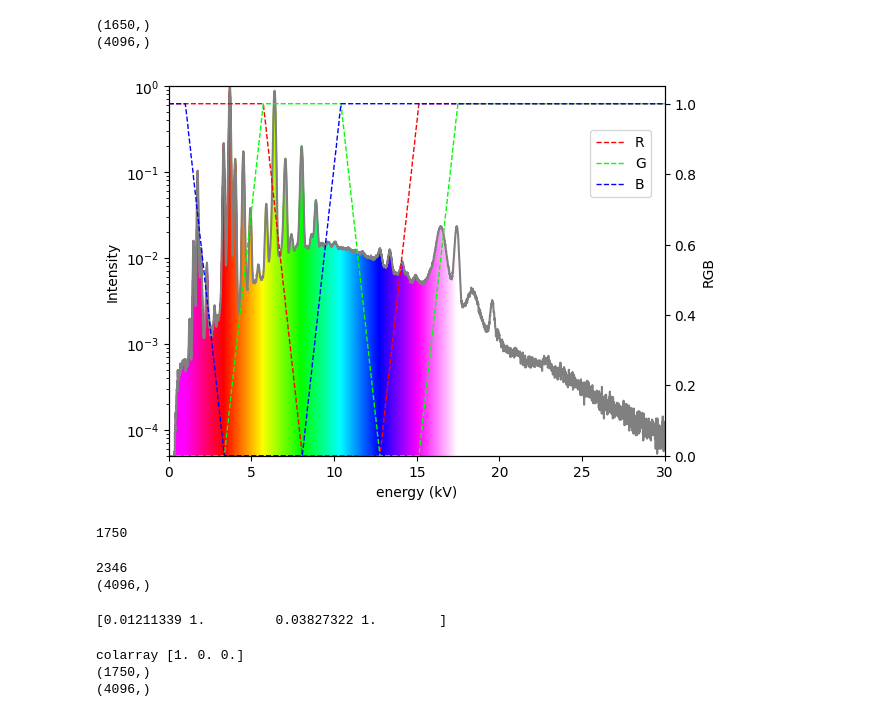
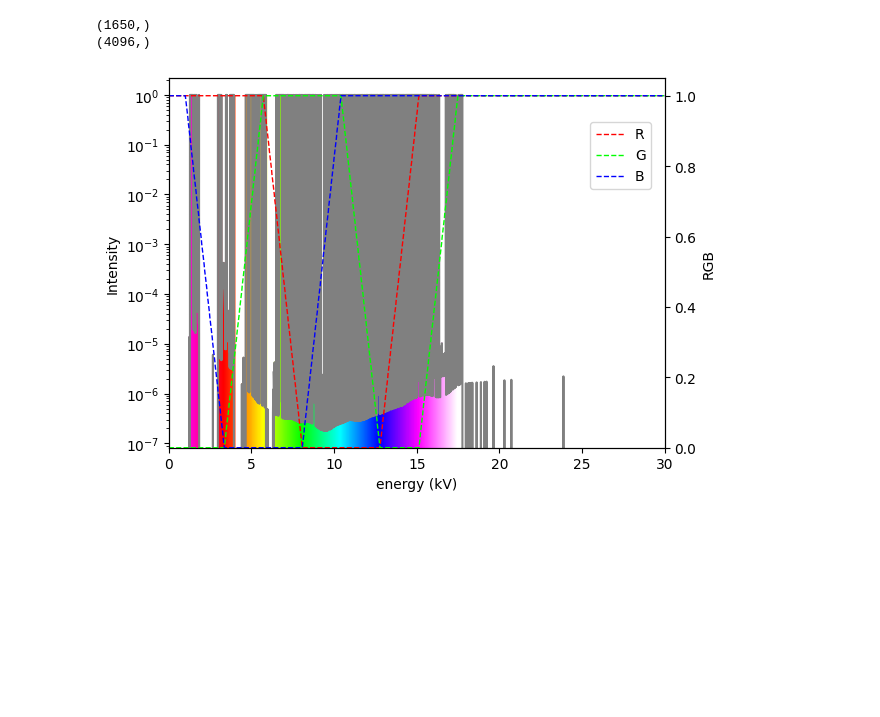
Before and after one commit to lachlanc61/ColourspecXFM, a Jupyter notebook: fitting.ipynb, the cells around one changed output. Drawn from its saved outputs; the diff is of its cells as text; code cells hidden in the pictures; blank space fills up the shorter version.

Commit message:
debugging fit - colourmap black, some values out of range

```diff
--- a/fitting.ipynb
+++ b/fitting.ipynb
@@ -9,7 +9,7 @@ sys.path.append(parent)
 
 import main
 # %%
-args_in = ["-f", "data/example_datafile.GeoPIXE", "-a", "-c",]
+args_in = ["-f", "data/example_datafile.GeoPIXE", "-a", ]
 
 pixelseries, xfmap = main.main(args_in)
 # %% [output]
@@ -95,6 +269,7 @@ cdict = {'red':   [[0.0,  1.0, 1.0],
                    [1.0,  1.0, 1.0]]}
 # %%
 import matplotlib
+import matplotlib.pyplot as plt
 import numpy as np
 
 chan_lo=100
@@ -103,7 +278,8 @@ high_pad=pixelseries.nchan-chan_high
 lo_pad=chan_lo
 
 energy=pixelseries.energy
-spectrum=pixelseries.classavg[1,1]
+#spectrum=pixelseries.classavg[1,1]
+spectrum=pixelseries.corrected[500]
 spectrum=spectrum/max(spectrum)
 
 cmp = matplotlib.colors.LinearSegmentedColormap('testCmap', segmentdata=cdict, N=chan_high)
@@ -133,88 +309,29 @@ print(cred.shape)
 # %%
 fig, ax1 = plt.subplots()
 
 ax1.set_xlabel('energy (kV)')
 ax1.set_ylabel('Intensity')
 ax1.axis(xmin=0,xmax=30)
 ax1.set_yscale('log')
 #ax1.axis(ymin=vymin,ymax=1)
-ax1.axis(ymin=0.00005,ymax=1)
+#ax1.axis(ymin=0.00005,ymax=1)
 
 ax2 = ax1.twinx()
 ax2.set_ylabel('RGB')
 ax2.axis(ymin=0,ymax=1.05)
 
 ax2.plot(energy, cred, '#ff0000', linestyle='dashed', linewidth=1, label="R")
 ax2.plot(energy, cgreen, '#00ff00', linestyle='dashed', linewidth=1, label="G")
 ax2.plot(energy, cblue, '#0000ff', linestyle='dashed', linewidth=1, label="B")
 
 ax2.legend(loc=(0.85,0.7))
 
 ax1.plot(energy, spectrum, color="gray")
 for i in range(len(spectrum) - 1):
     ax1.fill_between([energy[i], energy[i+1]], [spectrum[i], spectrum[i+1]], y2=-1, color=(cred[i],cgreen[i],cblue[i]))
 
 
 #plt.savefig(os.path.join(odir, 'hsv_spectrum.png'), dpi=150)
 plt.show()
 # %% [output]
-[figure, old version]
+[figure, new version]
-# %%
-np.where(energy==17.5)[0][0]
-# %% [output]
-1750
-# %%
-#import matplotlib.colors as colors
-import matplotlib.pyplot as plt
-from matplotlib import cm
-from matplotlib.colors import ListedColormap, LinearSegmentedColormap
-import numpy as np
-
-#nview=2044
-nview=1750
-vymin=-1
-vymin=0
-
-energy=pixelseries.energy
-spectrum=pixelseries.classavg[1,1]
-spectrum=spectrum/max(spectrum)
-
-cred=np.zeros(pixelseries.nchan)
-cgreen=np.zeros(pixelseries.nchan)
-cred=np.zeros(pixelseries.nchan)
-
-npad=pixelseries.nchan-nview
-
-print(npad)
-
-print(cred.shape)
-
-hsv=cm.get_cmap('hsv',nview)
-# %% [output]
-2346
-(4096,)
-# %%
-cmap=hsv(range(nview))
-
-print(cmap[600])
-# %% [output]
-[0.01211339 1.         0.03827322 1.        ]
-# %%
-cmap=hsv(range(nview))
-print('colarray',cmap[0,:3])    #index starts from 1 instead of 0, not sure why
-
-cred=cmap[:,0]
-cgreen=cmap[:,1]
-cblue=cmap[:,2]
-
-print(cred.shape)
-
-cred=np.pad(cred, (0, npad), 'constant', constant_values=(0, 1))
-cgreen=np.pad(cgreen, (0, npad), 'constant', constant_values=(0, 0))
-cblue=np.pad(cblue, (0, npad), 'constant', constant_values=(0, 0))
-
-print(cred.shape)
-# %% [output]
-colarray [1. 0. 0.]
-(1750,)
-(4096,)
```
Also changed, not shown: parts of 8 cells of this notebook, 2 other files.
